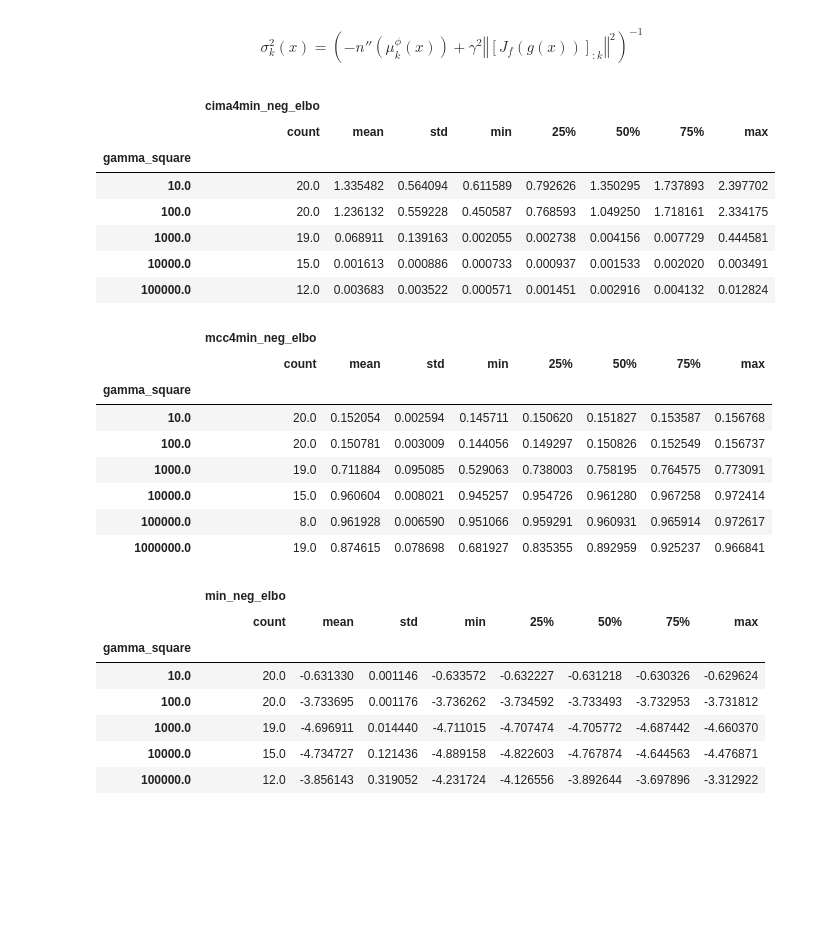
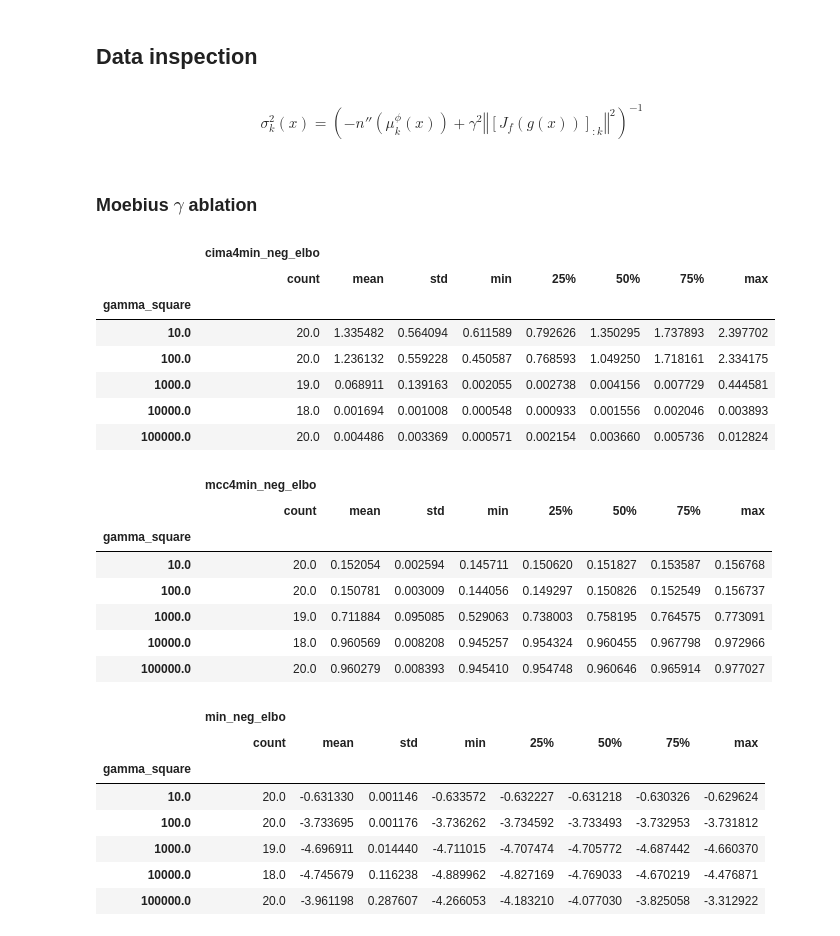
Before and after one commit to rpatrik96/ima-vae, a Jupyter notebook: notebooks/synth_plots.ipynb, the cells around one changed output. Cells and saved outputs as stored; diff of their text form; code cells hidden in the pictures; blank space fills up the shorter version.

```diff
--- a/notebooks/synth_plots.ipynb
+++ b/notebooks/synth_plots.ipynb
@@ -50,0 +29,34 @@ runs_df = runs_df[runs_df.gamma_square <= 1e5]
+# %%
+"""Moebius gamma ablation"""
+SWEEP_ID = "2y77igd1"
+sweep = api.sweep(f"{ENTITY}/{PROJECT}/{SWEEP_ID}")
+filename = f"moebius_sweep_{SWEEP_ID}.csv"
+print(f"Loading sweep with {SWEEP_ID=}")
+moebius_df = sweep2df(sweep.runs, filename, save=True, load=True)
+
+moebius_df = moebius_df[moebius_df.gamma_square <= 1e5]
+
+"""Moebius + linear map (20 seeds)"""
+SWEEP_ID = "vtyztyfn"
+api = wandb.Api(timeout=200)
+runs = api.runs(ENTITY + "/" + PROJECT)
+sweep = api.sweep(f"{ENTITY}/{PROJECT}/{SWEEP_ID}")
+print(f"Loading sweep with {SWEEP_ID=}")
+filename = f"moebius_lin_map_sweep_{SWEEP_ID}.csv"
+runs_df1 = sweep2df(sweep.runs, filename, save=True,load=True)
+
+"""Moebius + linear map (80 seeds)"""
+SWEEP_ID = "uac6296c"
+sweep = api.sweep(f"{ENTITY}/{PROJECT}/{SWEEP_ID}")
+filename = f"moebius_lin_map_sweep_{SWEEP_ID}.csv"
+print(f"Loading sweep with {SWEEP_ID=}")
+runs_df2 = sweep2df(sweep.runs, filename, save=True,load=True)
+
+moebius_lin_map_df = pd.concat([runs_df1, runs_df2]).reset_index(drop=True)
+
+"""AR flow (100 seeds)"""
+SWEEP_ID = "afkhqbu9"
+sweep = api.sweep(f"{ENTITY}/{PROJECT}/{SWEEP_ID}")
+filename = f"ar_flow_sweep_{SWEEP_ID}.csv"
+print(f"Loading sweep with {SWEEP_ID=}")
+flow_df = sweep2df(sweep.runs, filename, save=True, load=False)
@@ -51,7 +81,11 @@ runs_df = runs_df[runs_df.gamma_square <= 1e5]
+# %% [markdown]
+## Data inspection
 # %% [markdown]
 $$ \sigma_k^2 (x) = \left(-n''(\mu_k^\phi(x)) + \gamma^2 \left\Vert \left[ J_f(g(x))\right]_{:k}\right\Vert^2\right)^{-1} $$
+# %% [markdown]
+### Moebius $\gamma$ ablation
 # %%
-runs_df[[ "cima4min_neg_elbo", "gamma_square"]].groupby("gamma_square").describe()
+moebius_df[["cima4min_neg_elbo", "gamma_square"]].groupby("gamma_square").describe()
 # %% [output]
 |  | cima4min_neg_elbo |  |  |  |  |  |  |  |
 |  | count | mean | std | min | 25% | 50% | 75% | max |
@@ -59,22 +93,21 @@ runs_df[[ "cima4min_neg_elbo", "gamma_square"]].groupby("gamma_square").describe
 | 10.0 | 20.0 | 1.335482 | 0.564094 | 0.611589 | 0.792626 | 1.350295 | 1.737893 | 2.397702 |
 | 100.0 | 20.0 | 1.236132 | 0.559228 | 0.450587 | 0.768593 | 1.049250 | 1.718161 | 2.334175 |
 | 1000.0 | 19.0 | 0.068911 | 0.139163 | 0.002055 | 0.002738 | 0.004156 | 0.007729 | 0.444581 |
-| 10000.0 | 15.0 | 0.001613 | 0.000886 | 0.000733 | 0.000937 | 0.001533 | 0.002020 | 0.003491 |
-| 100000.0 | 12.0 | 0.003683 | 0.003522 | 0.000571 | 0.001451 | 0.002916 | 0.004132 | 0.012824 |
+| 10000.0 | 18.0 | 0.001694 | 0.001008 | 0.000548 | 0.000933 | 0.001556 | 0.002046 | 0.003893 |
+| 100000.0 | 20.0 | 0.004486 | 0.003369 | 0.000571 | 0.002154 | 0.003660 | 0.005736 | 0.012824 |
 # %%
-runs_df[[ "mcc4min_neg_elbo", "gamma_square"]].groupby("gamma_square").describe()
+moebius_df[["mcc4min_neg_elbo", "gamma_square"]].groupby("gamma_square").describe()
 # %% [output]
 |  | mcc4min_neg_elbo |  |  |  |  |  |  |  |
 |  | count | mean | std | min | 25% | 50% | 75% | max |
 | gamma_square |  |  |  |  |  |  |  |  |
 | 10.0 | 20.0 | 0.152054 | 0.002594 | 0.145711 | 0.150620 | 0.151827 | 0.153587 | 0.156768 |
 | 100.0 | 20.0 | 0.150781 | 0.003009 | 0.144056 | 0.149297 | 0.150826 | 0.152549 | 0.156737 |
 | 1000.0 | 19.0 | 0.711884 | 0.095085 | 0.529063 | 0.738003 | 0.758195 | 0.764575 | 0.773091 |
-| 10000.0 | 15.0 | 0.960604 | 0.008021 | 0.945257 | 0.954726 | 0.961280 | 0.967258 | 0.972414 |
-| 100000.0 | 8.0 | 0.961928 | 0.006590 | 0.951066 | 0.959291 | 0.960931 | 0.965914 | 0.972617 |
-| 1000000.0 | 19.0 | 0.874615 | 0.078698 | 0.681927 | 0.835355 | 0.892959 | 0.925237 | 0.966841 |
+| 10000.0 | 18.0 | 0.960569 | 0.008208 | 0.945257 | 0.954324 | 0.960455 | 0.967798 | 0.972966 |
+| 100000.0 | 20.0 | 0.960279 | 0.008393 | 0.945410 | 0.954748 | 0.960646 | 0.965914 | 0.977027 |
 # %%
-runs_df[[ "min_neg_elbo", "gamma_square"]].groupby("gamma_square").describe()
+moebius_df[["min_neg_elbo", "gamma_square"]].groupby("gamma_square").describe()
 # %% [output]
 |  | min_neg_elbo |  |  |  |  |  |  |  |
 |  | count | mean | std | min | 25% | 50% | 75% | max |
@@ -82,5 +115,5 @@ runs_df[[ "min_neg_elbo", "gamma_square"]].groupby("gamma_square").describe()
 | 10.0 | 20.0 | -0.631330 | 0.001146 | -0.633572 | -0.632227 | -0.631218 | -0.630326 | -0.629624 |
 | 100.0 | 20.0 | -3.733695 | 0.001176 | -3.736262 | -3.734592 | -3.733493 | -3.732953 | -3.731812 |
 | 1000.0 | 19.0 | -4.696911 | 0.014440 | -4.711015 | -4.707474 | -4.705772 | -4.687442 | -4.660370 |
-| 10000.0 | 15.0 | -4.734727 | 0.121436 | -4.889158 | -4.822603 | -4.767874 | -4.644563 | -4.476871 |
-| 100000.0 | 12.0 | -3.856143 | 0.319052 | -4.231724 | -4.126556 | -3.892644 | -3.697896 | -3.312922 |
+| 10000.0 | 18.0 | -4.745679 | 0.116238 | -4.889962 | -4.827169 | -4.769033 | -4.670219 | -4.476871 |
+| 100000.0 | 20.0 | -3.961198 | 0.287607 | -4.266053 | -4.183210 | -4.077030 | -3.825058 | -3.312922 |
```
Also changed, not shown: parts of 23 cells of this notebook.
